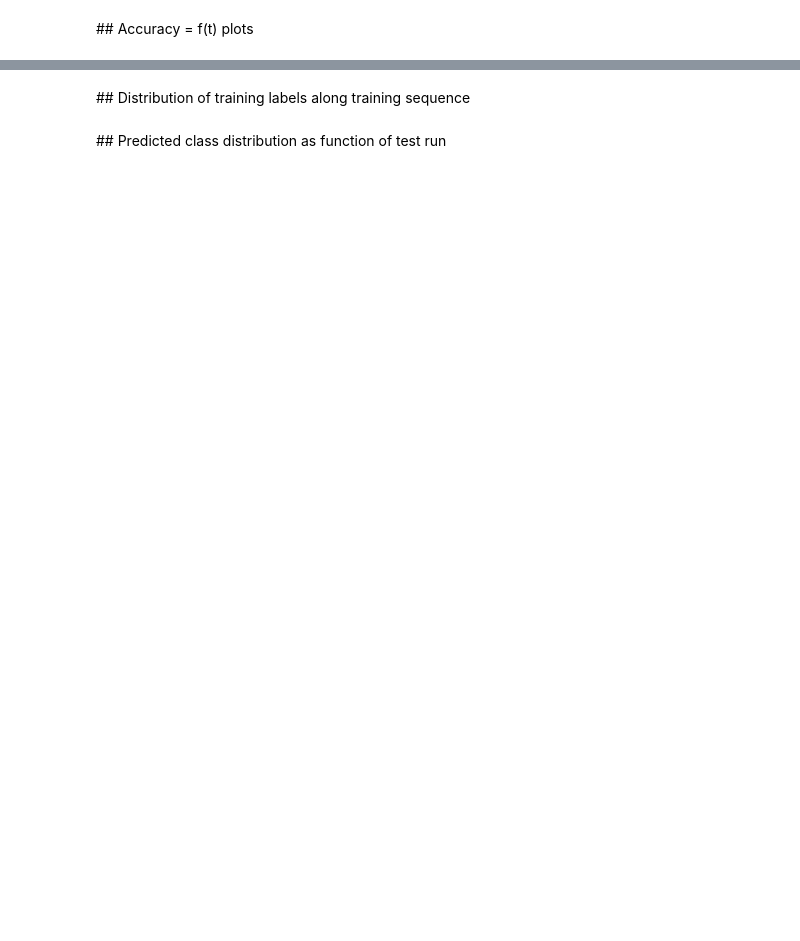
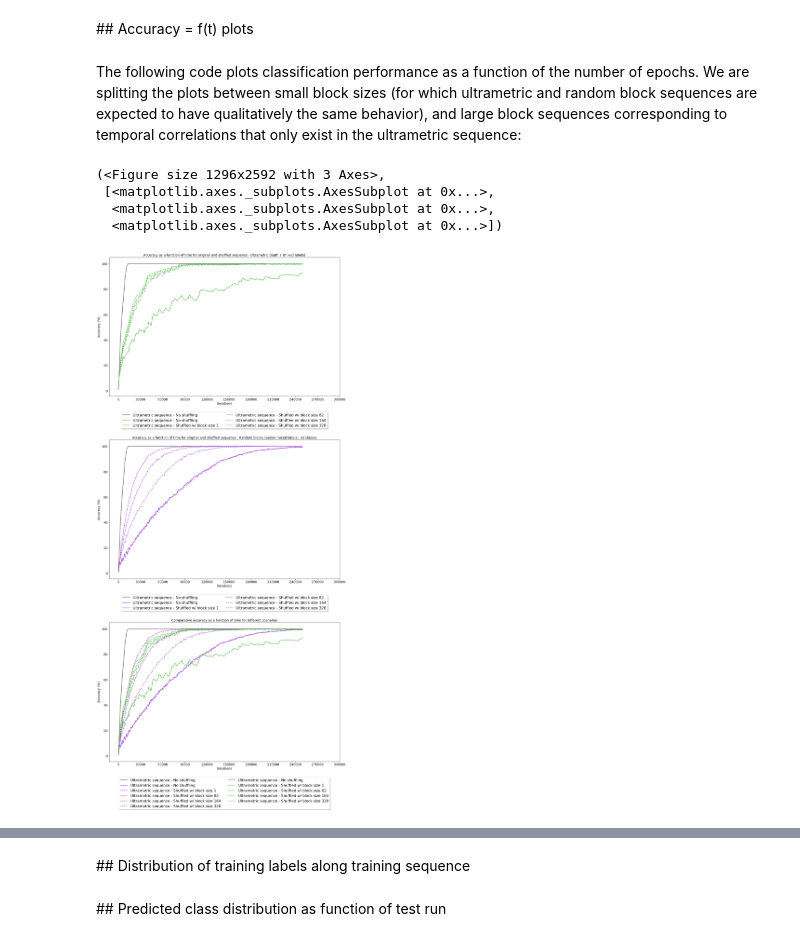
Before and after one commit to Brossollet-Antonin/Ultrametric-benchmark, a Jupyter notebook: notebooks/data_analysis_depth7.ipynb, the cells around one changed output, grey strips where cells are left out. Saved outputs shown, nothing was run; the diff lists cells and outputs as text; code cells hidden in the pictures; blank space fills up the shorter version.

```diff
--- a/notebooks/data_analysis_depth7.ipynb
+++ b/notebooks/data_analysis_depth7.ipynb
@@ -454,0 +139,19 @@ mean_cfs_rb = [avg_cf_randsplit[k] for k in sorted(avg_cf_randsplit.keys()) if k
+# %% [markdown]
+The following code plots classification performance as a function of the number of epochs.
+We are splitting the plots between small block sizes (for which ultrametric and random block sequences are expected to have qualitatively the same behavior), and large block sequences corresponding to temporal correlations that only exist in the ultrametric sequence:
+# %%
+sm_splt_sizes = (1, 82, 164, 328)
+lg_splt_sizes = (328, 1312, 5248, 20992)
+all_splt_sizes = (1, 328, 1312, 20992)
+# %%
+ld.get_acc(
+	rs=rs_um_mx, rs_altr=rs_blck, rs_unif=rs_unif,
+	seq_length=seq_length, n_tests=n_tests, blocks=sm_splt_sizes,
+	save_format='pdf'
+	)
+# %% [output]
+(<Figure size 1296x2592 with 3 Axes>,
+ [<matplotlib.axes._subplots.AxesSubplot at 0x...>,
+  <matplotlib.axes._subplots.AxesSubplot at 0x...>,
+  <matplotlib.axes._subplots.AxesSubplot at 0x...>])
+[figure, added]
```
Also changed, not shown: parts of 79 cells of this notebook, 2 other files.
